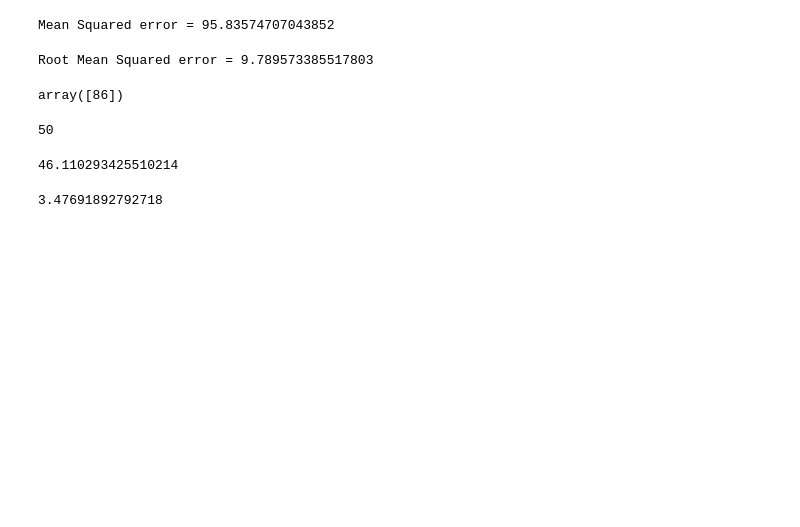
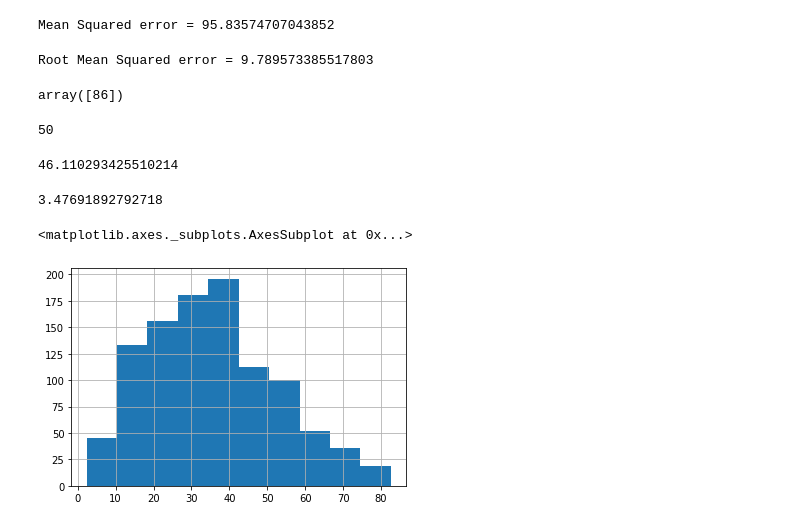
Before and after one commit to yogeshdhome/Coursera-IBM-AI-ML-Course, a Jupyter notebook: RegressionModel_ConcreteStrength.ipynb, the cells around one changed output. Drawn from its saved outputs; the diff is of its cells as text; code cells hidden in the pictures; blank space fills up the shorter version.

```diff
--- a/RegressionModel_ConcreteStrength.ipynb
+++ b/RegressionModel_ConcreteStrength.ipynb
@@ -182,3 +182,10 @@ np.mean(mean_square_list)
 np.std(mean_square_list)
 # %% [output]
 3.47691892792718
+# %%
+import matplotlib.pyplot as plt
+%matplotlib inline
+concrete_df['Strength'].hist()
+# %% [output]
+<matplotlib.axes._subplots.AxesSubplot at 0x...>
+[figure, added]
```
Also changed, not shown: parts of 10 cells of this notebook.
